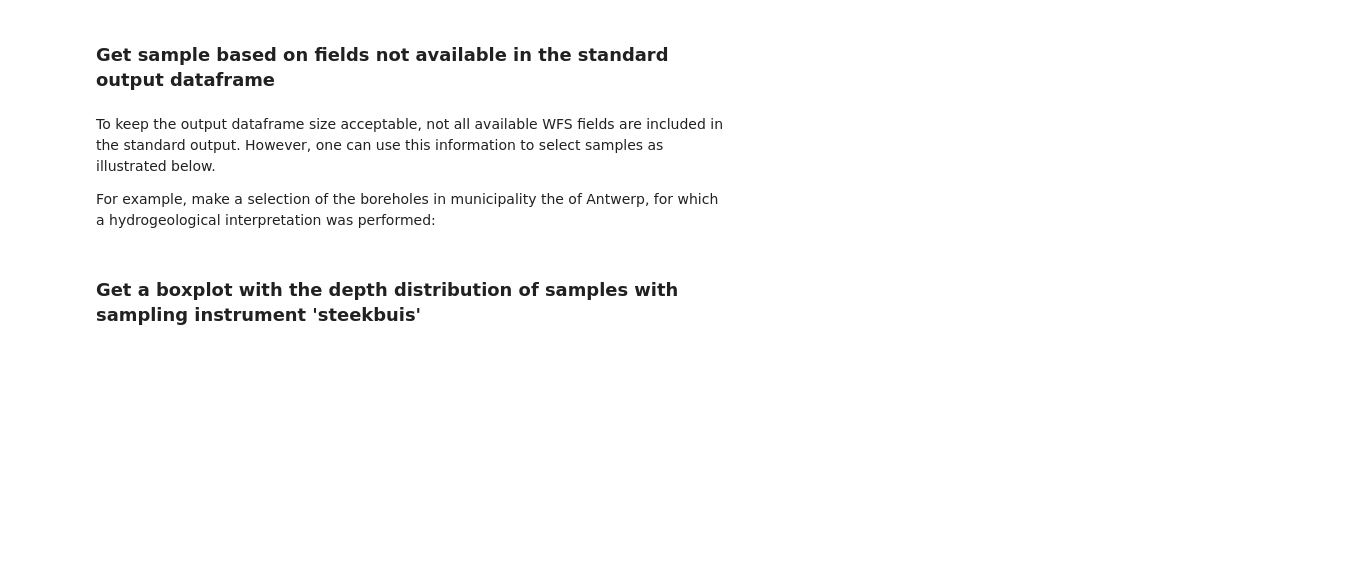
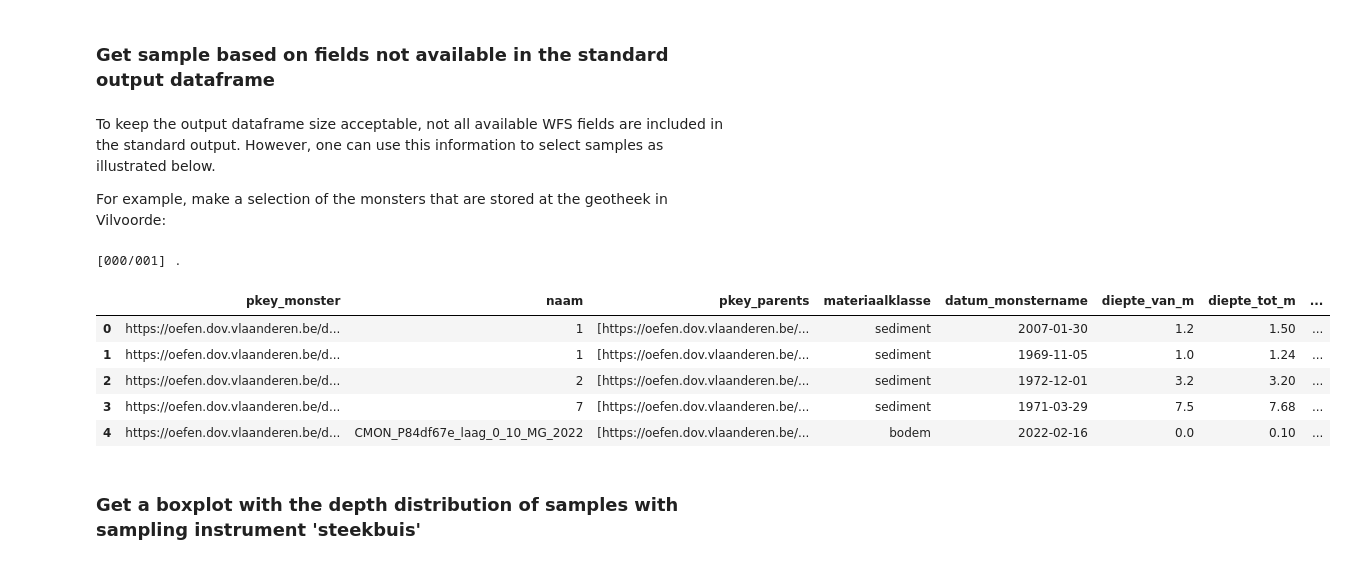
Before and after one commit to DOV-Vlaanderen/pydov, a Jupyter notebook: docs/notebooks/search_monsters.ipynb, the cells around one changed output. Cells and saved outputs as stored; diff of their text form; code cells hidden in the pictures; blank space fills up the shorter version.

Commit message:
added use cases to search_monsters.ipynb

```diff
--- a/docs/notebooks/search_monsters.ipynb
+++ b/docs/notebooks/search_monsters.ipynb
@@ -192,18 +180,23 @@ df.head()
 # %% [markdown]
 To keep the output dataframe size acceptable, not all available WFS fields are included in the standard output. However, one can use this information to select samples as illustrated below.
 
-For example, make a selection of the boreholes in municipality the of Antwerp, for which a hydrogeological interpretation was performed:
+For example, make a selection of the monsters that are stored at the geotheek in Vilvoorde:
 # %%
-from owslib.fes2 import And
+from owslib.fes2 import And, Not
 
-query = And([PropertyIsEqualTo(propertyname='materiaalklasse',
-                               literal='Antwerpen'),
-             PropertyIsEqualTo(propertyname='hydrogeologische_stratigrafie',
-                               literal='True')]
-            )
-df = monster.search(query=query,
-                   return_fields=('pkey_boring', 'boornummer', 'x', 'y', 'diepte_boring_tot', 'datum_aanvang'))
+query = PropertyIsEqualTo(propertyname='opslaglocatie',
+                               literal='Geotheek Vilvoorde')
+
+df = monster.search(query=query, max_features = 10)
 df.head()
+# %% [output]
+[000/001] .
+|  | pkey_monster | naam | pkey_parents | materiaalklasse | datum_monstername | diepte_van_m | diepte_tot_m | ... |
+| 0 | https://oefen.dov.vlaanderen.be/d... | 1 | [https://oefen.dov.vlaanderen.be/... | sediment | 2007-01-30 | 1.2 | 1.50 | ... |
+| 1 | https://oefen.dov.vlaanderen.be/d... | 1 | [https://oefen.dov.vlaanderen.be/... | sediment | 1969-11-05 | 1.0 | 1.24 | ... |
+| 2 | https://oefen.dov.vlaanderen.be/d... | 2 | [https://oefen.dov.vlaanderen.be/... | sediment | 1972-12-01 | 3.2 | 3.20 | ... |
+| 3 | https://oefen.dov.vlaanderen.be/d... | 7 | [https://oefen.dov.vlaanderen.be/... | sediment | 1971-03-29 | 7.5 | 7.68 | ... |
+| 4 | https://oefen.dov.vlaanderen.be/d... | CMON_P84df67e_laag_0_10_MG_2022 | [https://oefen.dov.vlaanderen.be/... | bodem | 2022-02-16 | 0.0 | 0.10 | ... |
 # %% [markdown]
 ### Get a boxplot with the depth distribution of samples with sampling instrument 'steekbuis'
 # %%
```
Also changed, not shown: parts of 23 cells of this notebook.
